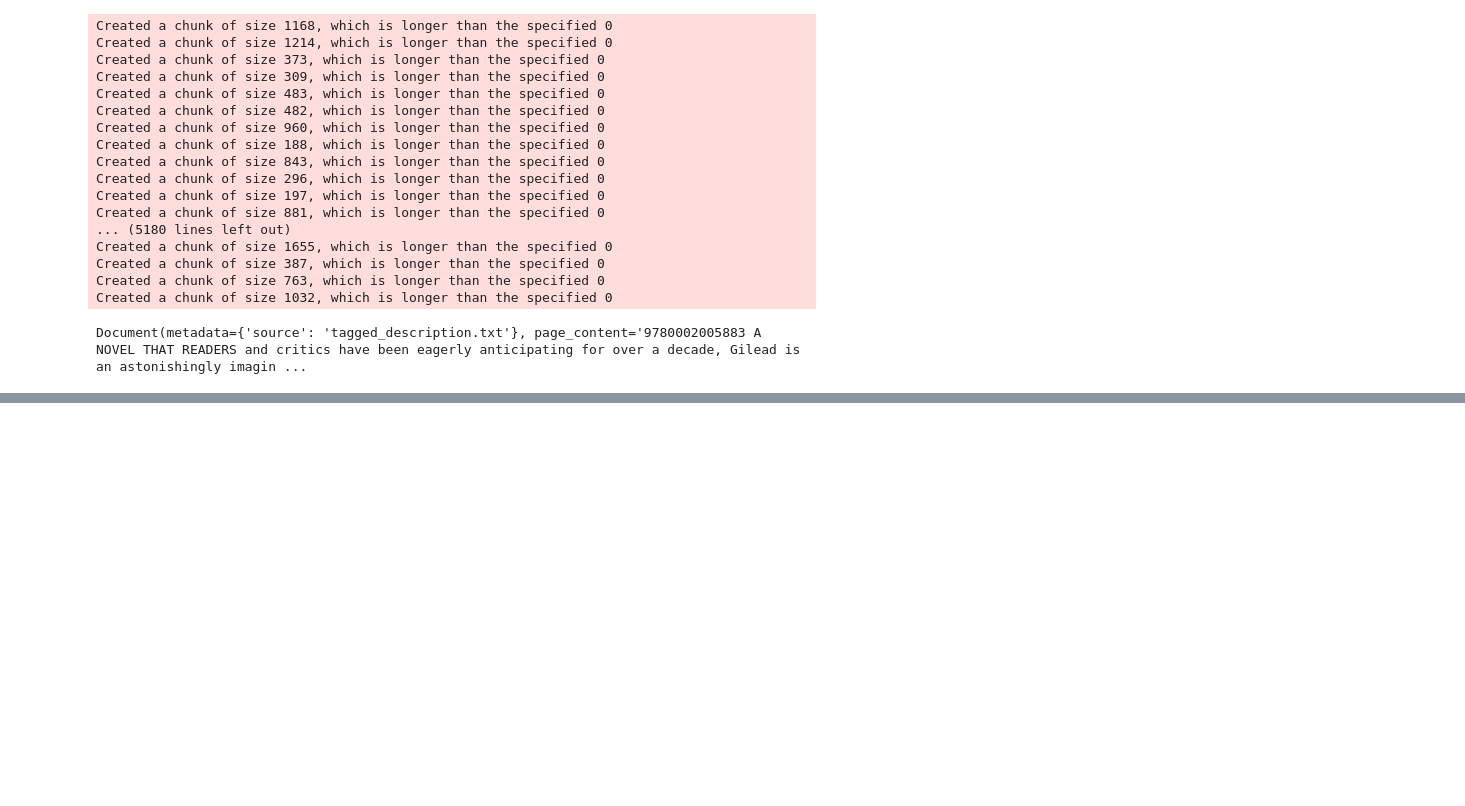
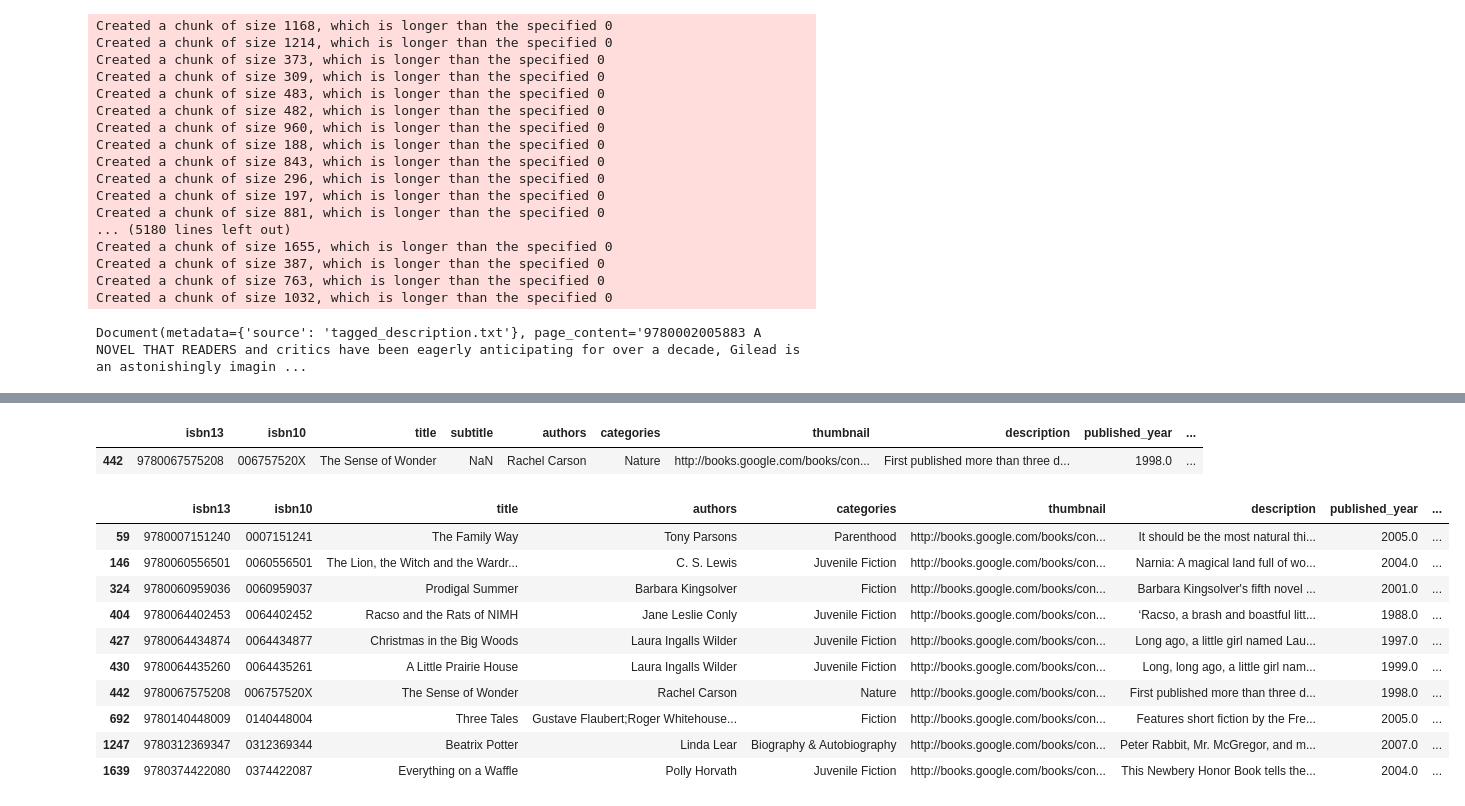
Before and after one commit to SumitKaware/book-recommender, a Jupyter notebook: vector-search.ipynb, the cells around one changed output, grey strips where cells are left out. Saved outputs shown, nothing was run; the diff lists cells and outputs as text; code cells hidden in the pictures; blank space fills up the shorter version.

```diff
--- a/vector-search.ipynb
+++ b/vector-search.ipynb
@@ -68,0 +64,7 @@ db_books = Chroma.from_documents(
+# %%
+import tf_keras as keras
+embeddings = HuggingFaceEmbeddings(model_name="sentence-transformers/all-mpnet-base-v2")
+db_books = Chroma.from_documents(
+    documents,
+    embedding=embeddings
+)
@@ -68,0 +73,4 @@ db_books = Chroma.from_documents(
+# %%
+query = "A book to teach children about nature"
+docs = db_books.similarity_search(query, k=10)
+docs
@@ -68,0 +88,32 @@ db_books = Chroma.from_documents(
+# %%
+doc = docs[0].page_content.split()[0].replace('"','')
+books[books["isbn13"] == int(doc.strip())]
+# %% [output]
+|  | isbn13 | isbn10 | title | subtitle | authors | categories | thumbnail | description | published_year | ... |
+| 442 | 9780067575208 | 006757520X | The Sense of Wonder | NaN | Rachel Carson | Nature | http://books.google.com/books/con... | First published more than three d... | 1998.0 | ... |
+# %%
+def retrive_semantic_recommendation(
+        query: str,
+        top_k: int = 10,
+) -> pd.DataFrame:
+    recs = db_books.similarity_search(query, k= 25)
+    books_list = []
+
+    for i in range(0, len(recs)):
+        books_list += [int(recs[i].page_content.strip('"').split()[0])]
+
+    return books[books["isbn13"].isin(books_list)].head(top_k)
+# %%
+retrive_semantic_recommendation("A book to teach children about nature")
+# %% [output]
+|  | isbn13 | isbn10 | title | authors | categories | thumbnail | description | published_year | ... |
+| 59 | 9780007151240 | 0007151241 | The Family Way | Tony Parsons | Parenthood | http://books.google.com/books/con... | It should be the most natural thi... | 2005.0 | ... |
+| 146 | 9780060556501 | 0060556501 | The Lion, the Witch and the Wardr... | C. S. Lewis | Juvenile Fiction | http://books.google.com/books/con... | Narnia: A magical land full of wo... | 2004.0 | ... |
+| 324 | 9780060959036 | 0060959037 | Prodigal Summer | Barbara Kingsolver | Fiction | http://books.google.com/books/con... | Barbara Kingsolver's fifth novel ... | 2001.0 | ... |
+| 404 | 9780064402453 | 0064402452 | Racso and the Rats of NIMH | Jane Leslie Conly | Juvenile Fiction | http://books.google.com/books/con... | ‘Racso, a brash and boastful litt... | 1988.0 | ... |
+| 427 | 9780064434874 | 0064434877 | Christmas in the Big Woods | Laura Ingalls Wilder | Juvenile Fiction | http://books.google.com/books/con... | Long ago, a little girl named Lau... | 1997.0 | ... |
+| 430 | 9780064435260 | 0064435261 | A Little Prairie House | Laura Ingalls Wilder | Juvenile Fiction | http://books.google.com/books/con... | Long, long ago, a little girl nam... | 1999.0 | ... |
+| 442 | 9780067575208 | 006757520X | The Sense of Wonder | Rachel Carson | Nature | http://books.google.com/books/con... | First published more than three d... | 1998.0 | ... |
+| 692 | 9780140448009 | 0140448004 | Three Tales | Gustave Flaubert;Roger Whitehouse... | Fiction | http://books.google.com/books/con... | Features short fiction by the Fre... | 2005.0 | ... |
+| 1247 | 9780312369347 | 0312369344 | Beatrix Potter | Linda Lear | Biography & Autobiography | http://books.google.com/books/con... | Peter Rabbit, Mr. McGregor, and m... | 2007.0 | ... |
+| 1639 | 9780374422080 | 0374422087 | Everything on a Waffle | Polly Horvath | Juvenile Fiction | http://books.google.com/books/con... | This Newbery Honor Book tells the... | 2004.0 | ... |
```
Also changed, not shown: parts of 6 cells of this notebook, 2 other files.
